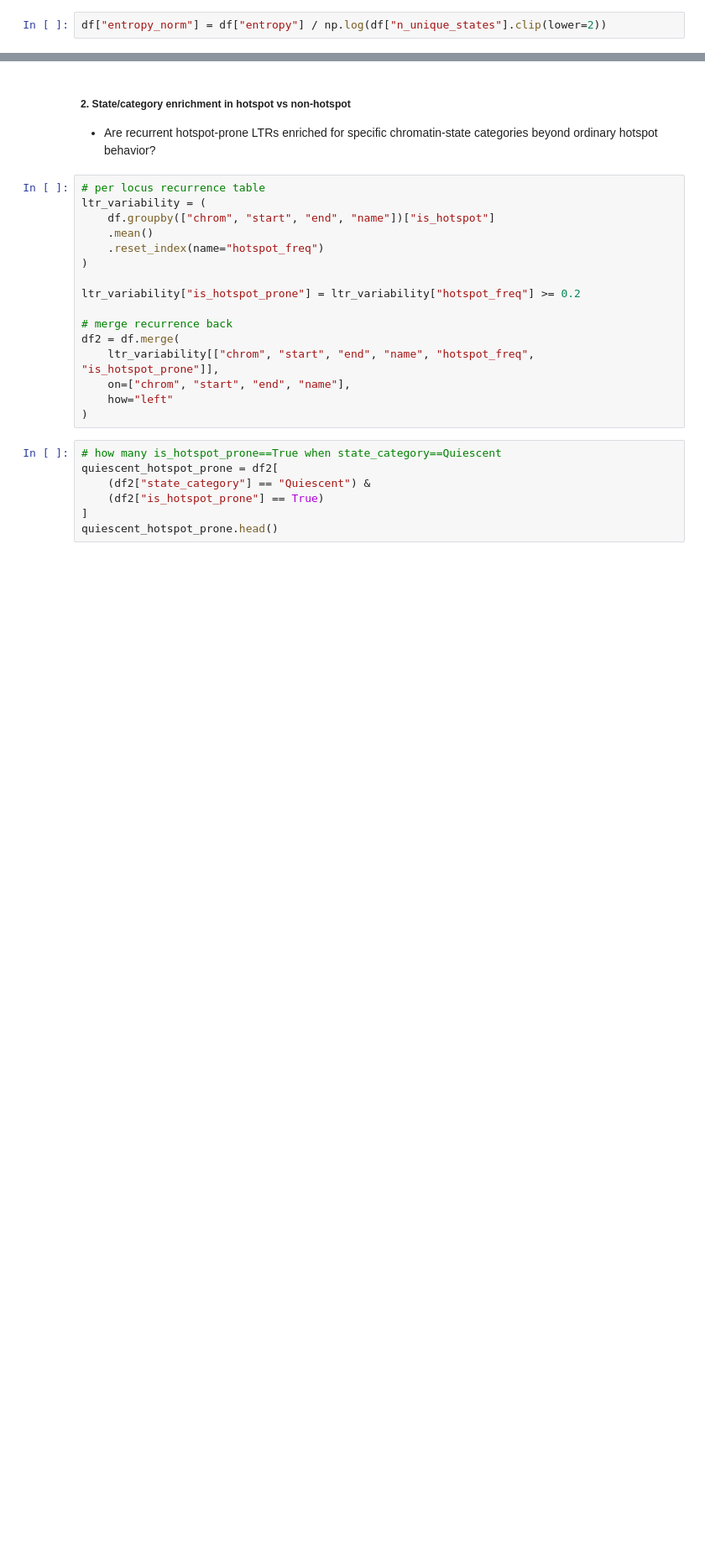
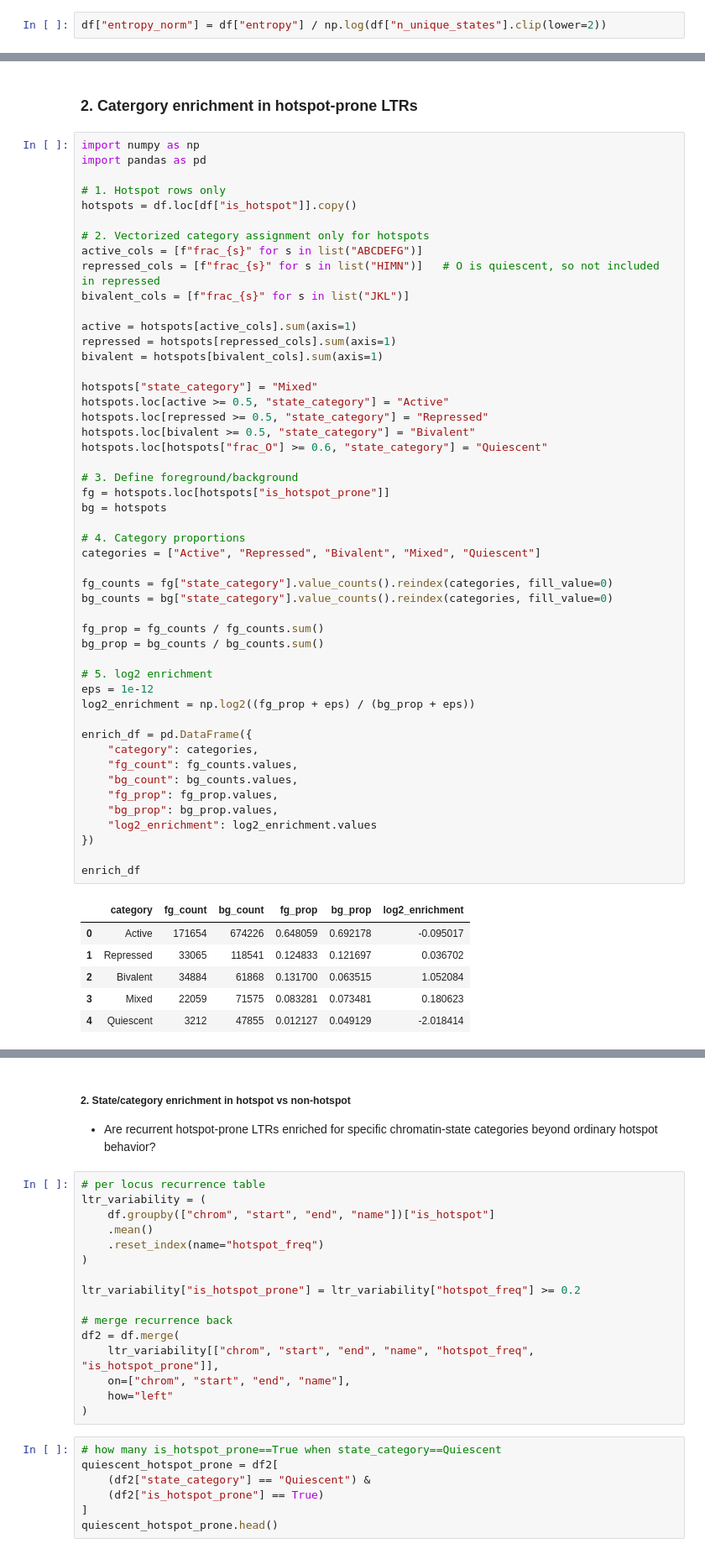
Before and after one commit to caocao0525/HERV, a Jupyter notebook: herv_all_hotspot_analysis.ipynb, the cells around one changed output, grey strips where cells are left out. Shown at 84% size. Cells and saved outputs as stored; diff of their text form; blank space fills up the shorter version.

```diff
--- a/herv_all_hotspot_analysis.ipynb
+++ b/herv_all_hotspot_analysis.ipynb
@@ -532,0 +548,58 @@ df.head()
+# %% [markdown]
+### 2. Catergory enrichment in hotspot-prone LTRs
+# %%
+import numpy as np
+import pandas as pd
+
+# 1. Hotspot rows only
+hotspots = df.loc[df["is_hotspot"]].copy()
+
+# 2. Vectorized category assignment only for hotspots
+active_cols = [f"frac_{s}" for s in list("ABCDEFG")]
+repressed_cols = [f"frac_{s}" for s in list("HIMN")]   # O is quiescent, so not included in repressed
+bivalent_cols = [f"frac_{s}" for s in list("JKL")]
+
+active = hotspots[active_cols].sum(axis=1)
+repressed = hotspots[repressed_cols].sum(axis=1)
+bivalent = hotspots[bivalent_cols].sum(axis=1)
+
+hotspots["state_category"] = "Mixed"
+hotspots.loc[active >= 0.5, "state_category"] = "Active"
+hotspots.loc[repressed >= 0.5, "state_category"] = "Repressed"
+hotspots.loc[bivalent >= 0.5, "state_category"] = "Bivalent"
+hotspots.loc[hotspots["frac_O"] >= 0.6, "state_category"] = "Quiescent"
+
+# 3. Define foreground/background
+fg = hotspots.loc[hotspots["is_hotspot_prone"]]
+bg = hotspots
+
+# 4. Category proportions
+categories = ["Active", "Repressed", "Bivalent", "Mixed", "Quiescent"]
+
+fg_counts = fg["state_category"].value_counts().reindex(categories, fill_value=0)
+bg_counts = bg["state_category"].value_counts().reindex(categories, fill_value=0)
+
+fg_prop = fg_counts / fg_counts.sum()
+bg_prop = bg_counts / bg_counts.sum()
+
+# 5. log2 enrichment
+eps = 1e-12
+log2_enrichment = np.log2((fg_prop + eps) / (bg_prop + eps))
+
+enrich_df = pd.DataFrame({
+    "category": categories,
+    "fg_count": fg_counts.values,
+    "bg_count": bg_counts.values,
+    "fg_prop": fg_prop.values,
+    "bg_prop": bg_prop.values,
+    "log2_enrichment": log2_enrichment.values
+})
+
+enrich_df
+# %% [output]
+|  | category | fg_count | bg_count | fg_prop | bg_prop | log2_enrichment |
+| 0 | Active | 171654 | 674226 | 0.648059 | 0.692178 | -0.095017 |
+| 1 | Repressed | 33065 | 118541 | 0.124833 | 0.121697 | 0.036702 |
+| 2 | Bivalent | 34884 | 61868 | 0.131700 | 0.063515 | 1.052084 |
+| 3 | Mixed | 22059 | 71575 | 0.083281 | 0.073481 | 0.180623 |
+| 4 | Quiescent | 3212 | 47855 | 0.012127 | 0.049129 | -2.018414 |
```
Also changed, not shown: parts of 10 cells of this notebook, 4 other files.
